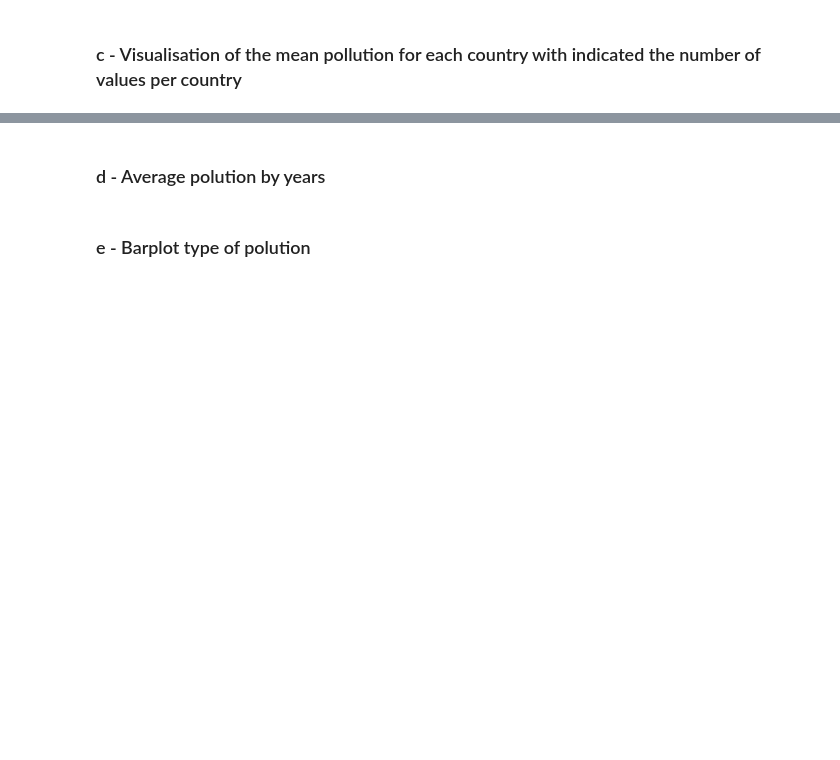
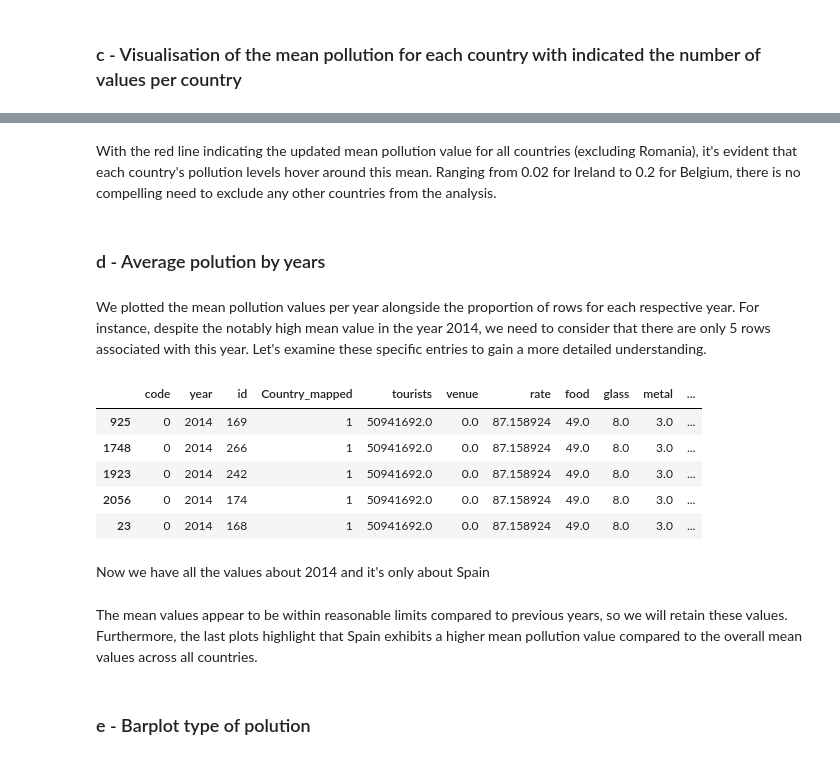
Before and after one commit to Cassette86/Green_ai_project_Water_polution, a Jupyter notebook: water_pollution_dataset/main.ipynb, the cells around one changed output, grey strips where cells are left out. Cells and saved outputs as stored; diff of their text form; code cells hidden in the pictures; blank space fills up the shorter version.

Commit message:
did the comments on the plots

```diff
--- a/water_pollution_dataset/main.ipynb
+++ b/water_pollution_dataset/main.ipynb
@@ -267,0 +317,3 @@ fig.show()
+# %%
+# Delete the value Romania
+df = df[df['Country'] != 'Romania']
@@ -268,3 +334,5 @@ fig.show()
+# %% [markdown]
+With the red line indicating the updated mean pollution value for all countries (excluding Romania), it's evident that each country's pollution levels hover around this mean. Ranging from 0.02 for Ireland to 0.2 for Belgium, there is no compelling need to exclude any other countries from the analysis.
 # %% [markdown]
 ### d - Average polution by years
 # %%
@@ -286,3 +354,17 @@ fig = px.pie(year_counts, values='Count', names='Year',
 fig.update_traces(textposition='inside', textinfo='percent+label')
 
 fig.show()
+# %% [markdown]
+We plotted the mean pollution values per year alongside the proportion of rows for each respective year. For instance, despite the notably high mean value in the year 2014, we need to consider that there are only 5 rows associated with this year. Let's examine these specific entries to gain a more detailed understanding.
+# %%
+df_2014 = df[df['year'] == 2014]
+df_2014.head(5)
+# %% [output]
+|  | code | year | id | Country_mapped | tourists | venue | rate | food | glass | metal | ... |
+| 925 | 0 | 2014 | 169 | 1 | 50941692.0 | 0.0 | 87.158924 | 49.0 | 8.0 | 3.0 | ... |
+| 1748 | 0 | 2014 | 266 | 1 | 50941692.0 | 0.0 | 87.158924 | 49.0 | 8.0 | 3.0 | ... |
+| 1923 | 0 | 2014 | 242 | 1 | 50941692.0 | 0.0 | 87.158924 | 49.0 | 8.0 | 3.0 | ... |
+| 2056 | 0 | 2014 | 174 | 1 | 50941692.0 | 0.0 | 87.158924 | 49.0 | 8.0 | 3.0 | ... |
+| 23 | 0 | 2014 | 168 | 1 | 50941692.0 | 0.0 | 87.158924 | 49.0 | 8.0 | 3.0 | ... |
+# %% [markdown]
+Now we have all the values about 2014 and it's only about Spain
@@ -289,3 +377,5 @@ fig.show()
+# %% [markdown]
+The mean values appear to be within reasonable limits compared to previous years, so we will retain these values. Furthermore, the last plots highlight that Spain exhibits a higher mean pollution value compared to the overall mean values across all countries.
 # %% [markdown]
 ### e - Barplot type of polution
 # %%
```
Also changed, not shown: parts of 30 cells of this notebook.
